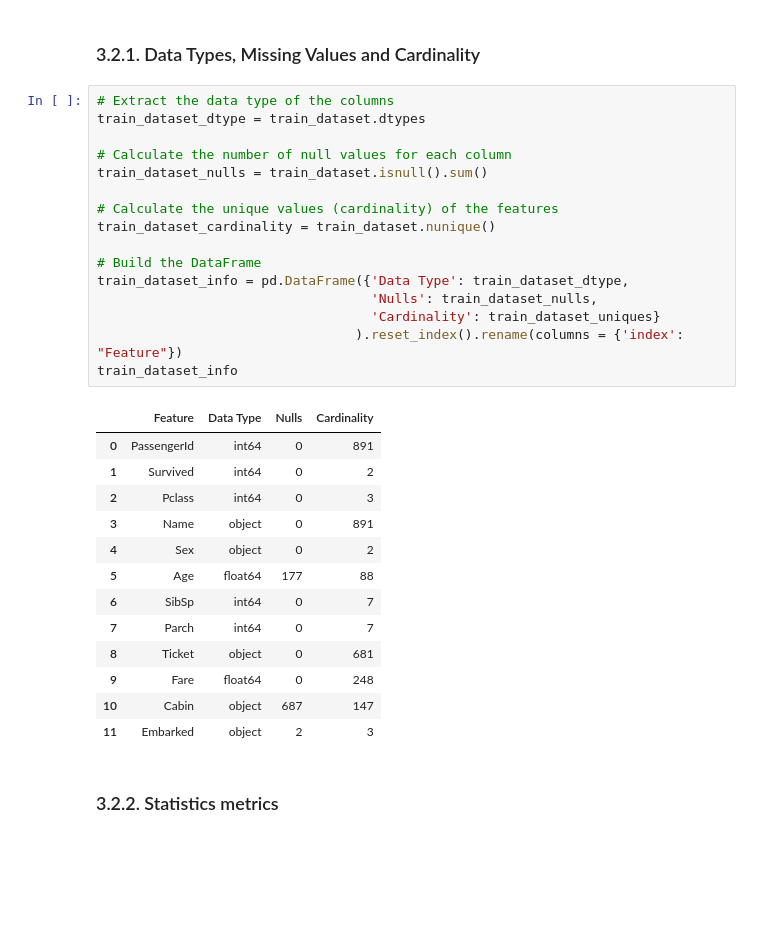
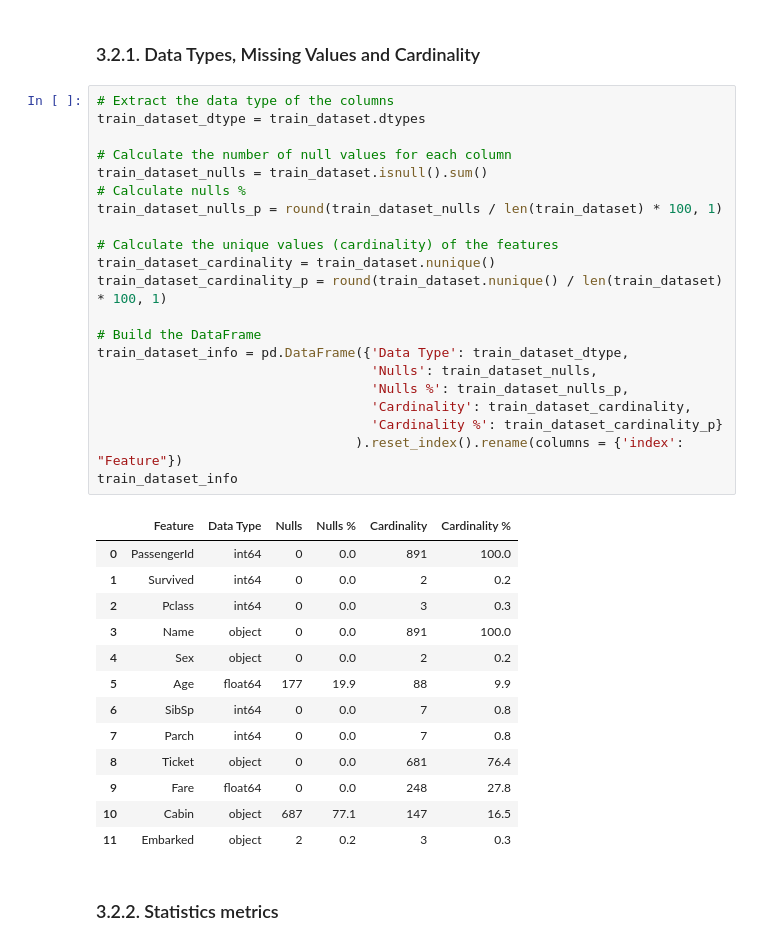
Before and after one commit to catalinm955/Titanic-ML, a Jupyter notebook: notebooks/01_EDA.ipynb, the cells around one changed output. Saved outputs shown, nothing was run; the diff lists cells and outputs as text; blank space fills up the shorter version.

```diff
--- a/notebooks/01_EDA.ipynb
+++ b/notebooks/01_EDA.ipynb
@@ -64,33 +68,38 @@ train_dataset.head()
 # %%
 # Extract the data type of the columns
 train_dataset_dtype = train_dataset.dtypes
 
 # Calculate the number of null values for each column
 train_dataset_nulls = train_dataset.isnull().sum()
+# Calculate nulls %
+train_dataset_nulls_p = round(train_dataset_nulls / len(train_dataset) * 100, 1)
 
 # Calculate the unique values (cardinality) of the features
 train_dataset_cardinality = train_dataset.nunique()
+train_dataset_cardinality_p = round(train_dataset.nunique() / len(train_dataset) * 100, 1)
 
 # Build the DataFrame
 train_dataset_info = pd.DataFrame({'Data Type': train_dataset_dtype,
                                    'Nulls': train_dataset_nulls,
-                                   'Cardinality': train_dataset_uniques}
+                                   'Nulls %': train_dataset_nulls_p,
+                                   'Cardinality': train_dataset_cardinality,
+                                   'Cardinality %': train_dataset_cardinality_p}
                                  ).reset_index().rename(columns = {'index': "Feature"})
 train_dataset_info
 # %% [output]
-|  | Feature | Data Type | Nulls | Cardinality |
-| 0 | PassengerId | int64 | 0 | 891 |
-| 1 | Survived | int64 | 0 | 2 |
-| 2 | Pclass | int64 | 0 | 3 |
-| 3 | Name | object | 0 | 891 |
-| 4 | Sex | object | 0 | 2 |
-| 5 | Age | float64 | 177 | 88 |
-| 6 | SibSp | int64 | 0 | 7 |
-| 7 | Parch | int64 | 0 | 7 |
-| 8 | Ticket | object | 0 | 681 |
-| 9 | Fare | float64 | 0 | 248 |
-| 10 | Cabin | object | 687 | 147 |
-| 11 | Embarked | object | 2 | 3 |
+|  | Feature | Data Type | Nulls | Nulls % | Cardinality | Cardinality % |
+| 0 | PassengerId | int64 | 0 | 0.0 | 891 | 100.0 |
+| 1 | Survived | int64 | 0 | 0.0 | 2 | 0.2 |
+| 2 | Pclass | int64 | 0 | 0.0 | 3 | 0.3 |
+| 3 | Name | object | 0 | 0.0 | 891 | 100.0 |
+| 4 | Sex | object | 0 | 0.0 | 2 | 0.2 |
+| 5 | Age | float64 | 177 | 19.9 | 88 | 9.9 |
+| 6 | SibSp | int64 | 0 | 0.0 | 7 | 0.8 |
+| 7 | Parch | int64 | 0 | 0.0 | 7 | 0.8 |
+| 8 | Ticket | object | 0 | 0.0 | 681 | 76.4 |
+| 9 | Fare | float64 | 0 | 0.0 | 248 | 27.8 |
+| 10 | Cabin | object | 687 | 77.1 | 147 | 16.5 |
+| 11 | Embarked | object | 2 | 0.2 | 3 | 0.3 |
 # %% [markdown]
 ### 3.2.2. Statistics metrics
 # %%
```
Also changed, not shown: parts of 16 cells of this notebook.
